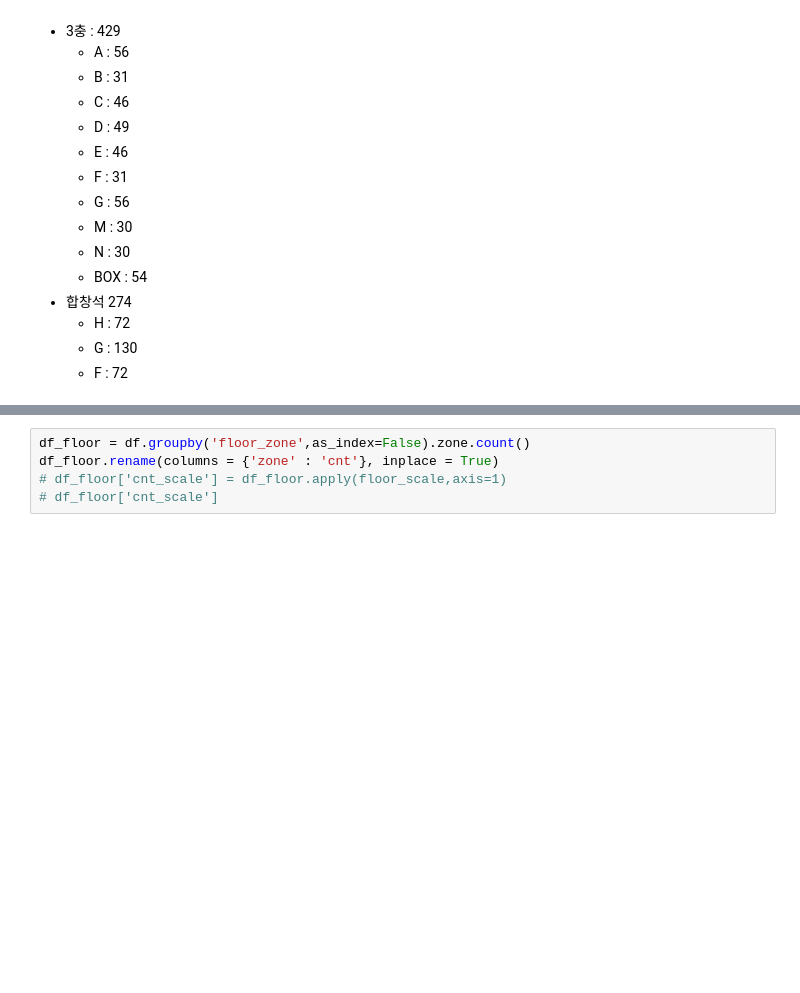
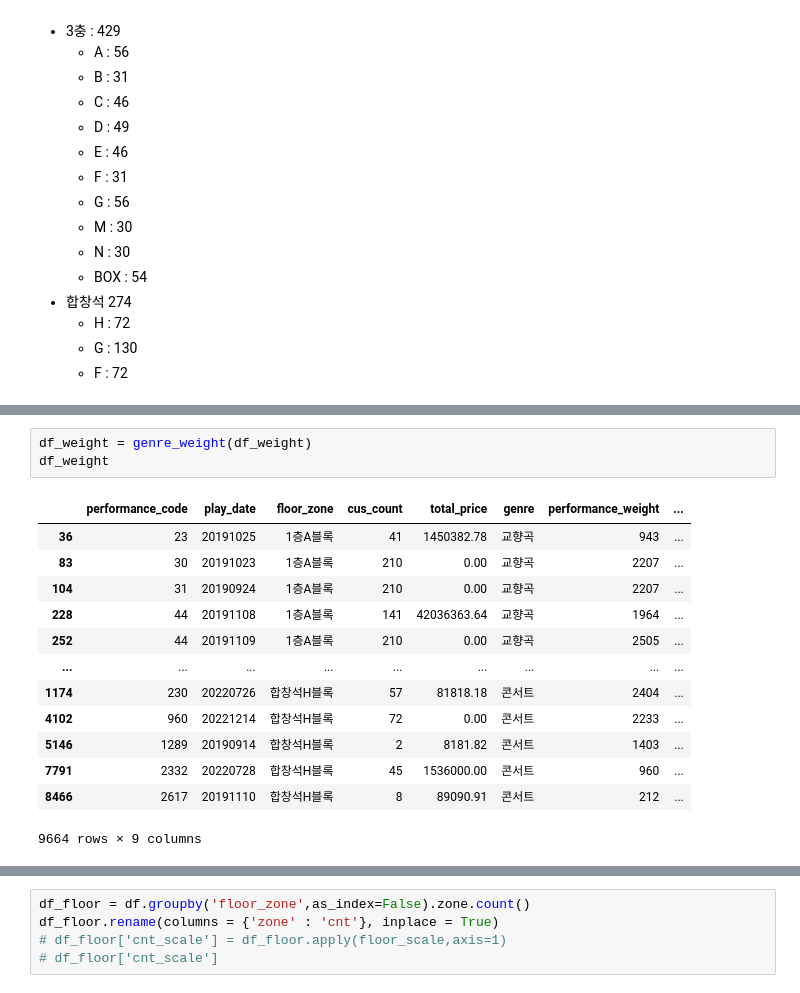
Before and after one commit to damidaa/bigcontest_2023, a Jupyter notebook: preprocessing/EDA.ipynb, the cells around one changed output, grey strips where cells are left out. Cells and saved outputs as stored; diff of their text form; blank space fills up the shorter version.

```diff
--- a/preprocessing/EDA.ipynb
+++ b/preprocessing/EDA.ipynb
@@ -242,0 +286,17 @@ def floor_zone_scale(df):
+# %%
+df_weight = genre_weight(df_weight)
+df_weight
+# %% [output]
+|  | performance_code | play_date | floor_zone | cus_count | total_price | genre | performance_weight | ... |
+| 36 | 23 | 20191025 | 1층A블록 | 41 | 1450382.78 | 교향곡 | 943 | ... |
+| 83 | 30 | 20191023 | 1층A블록 | 210 | 0.00 | 교향곡 | 2207 | ... |
+| 104 | 31 | 20190924 | 1층A블록 | 210 | 0.00 | 교향곡 | 2207 | ... |
+| 228 | 44 | 20191108 | 1층A블록 | 141 | 42036363.64 | 교향곡 | 1964 | ... |
+| 252 | 44 | 20191109 | 1층A블록 | 210 | 0.00 | 교향곡 | 2505 | ... |
+| ... | ... | ... | ... | ... | ... | ... | ... | ... |
+| 1174 | 230 | 20220726 | 합창석H블록 | 57 | 81818.18 | 콘서트 | 2404 | ... |
+| 4102 | 960 | 20221214 | 합창석H블록 | 72 | 0.00 | 콘서트 | 2233 | ... |
+| 5146 | 1289 | 20190914 | 합창석H블록 | 2 | 8181.82 | 콘서트 | 1403 | ... |
+| 7791 | 2332 | 20220728 | 합창석H블록 | 45 | 1536000.00 | 콘서트 | 960 | ... |
+| 8466 | 2617 | 20191110 | 합창석H블록 | 8 | 89090.91 | 콘서트 | 212 | ... |
+9664 rows × 9 columns
```
Also changed, not shown: parts of 29 cells of this notebook.
